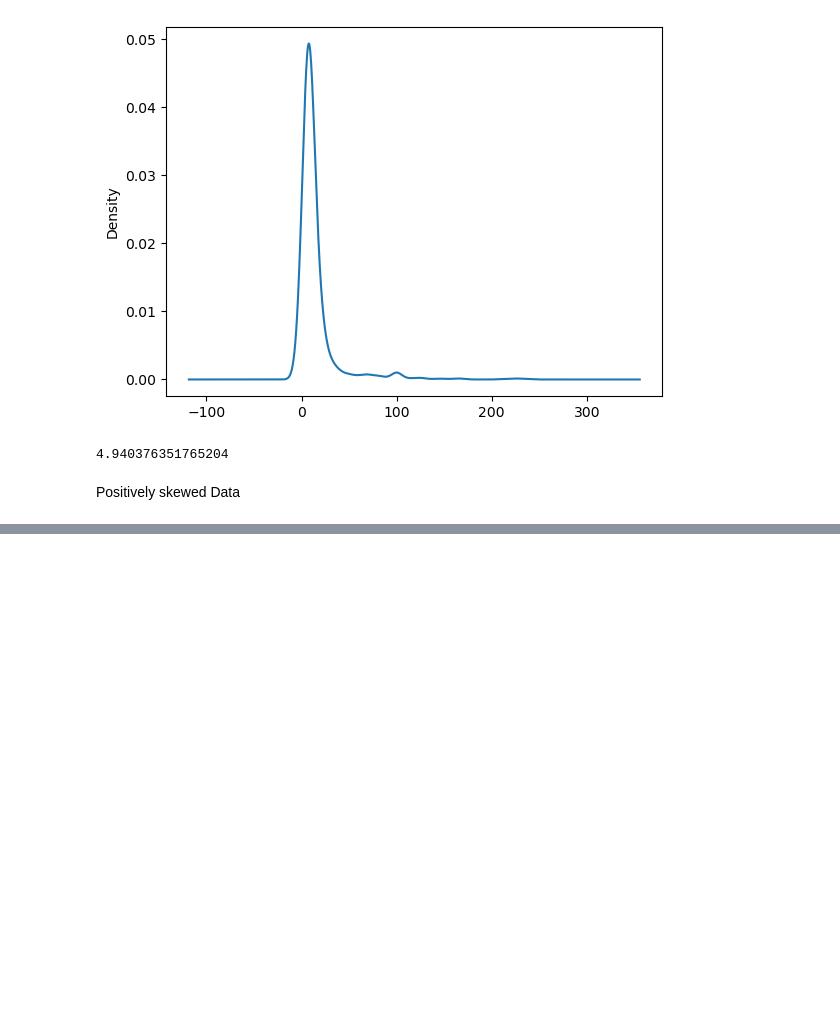
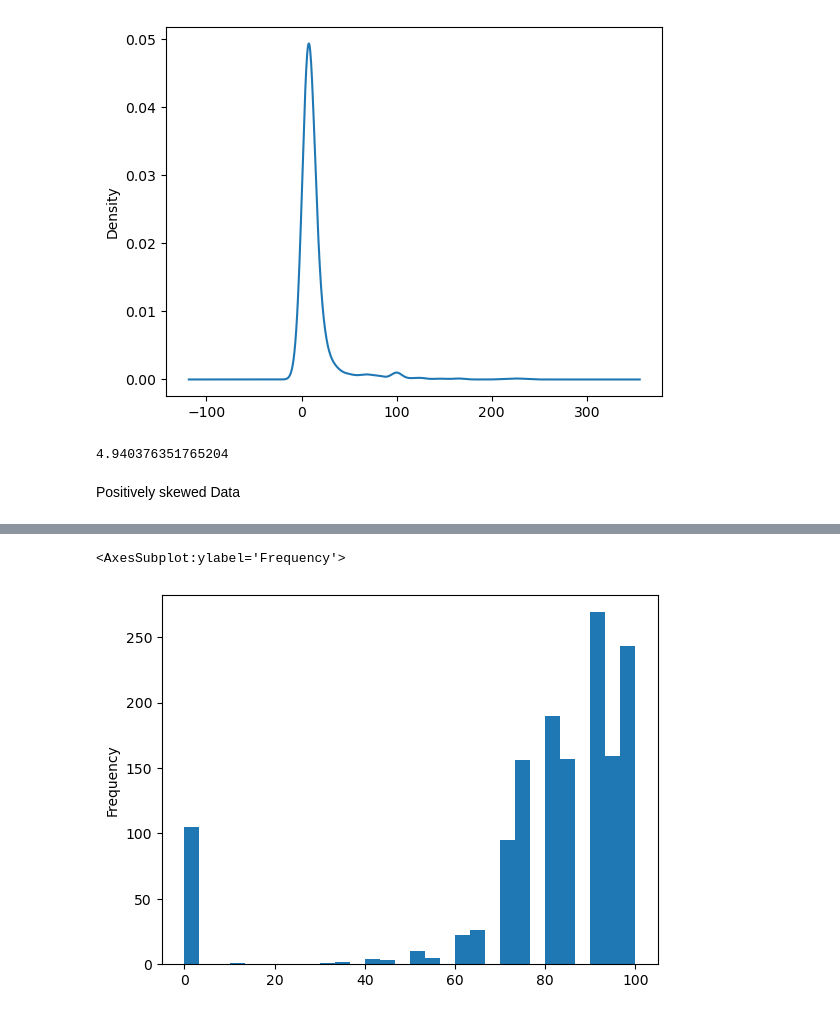
Before and after one commit to MahbubHossainFaisal/Exploratory_Data_Analysis_on_Superheroes, a Jupyter notebook: EDA/Exploratory_data_analysis.ipynb, the cells around one changed output, grey strips where cells are left out. Saved outputs shown, nothing was run; the diff lists cells and outputs as text; code cells hidden in the pictures; blank space fills up the shorter version.

```diff
--- a/EDA/Exploratory_data_analysis.ipynb
+++ b/EDA/Exploratory_data_analysis.ipynb
@@ -174,0 +191,5 @@ This boxplot is treating other values like out liers which are above 2
+# %%
+sups['intelligence_score'].plot(kind='hist',bins=30)
+# %% [output]
+<AxesSubplot:ylabel='Frequency'>
+[figure, added]
```
Also changed, not shown: parts of 46 cells of this notebook.
